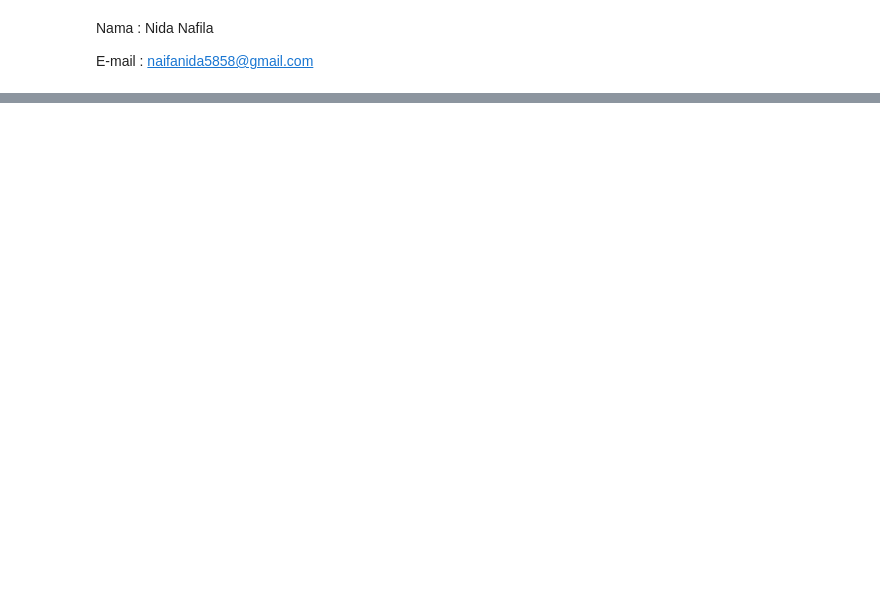
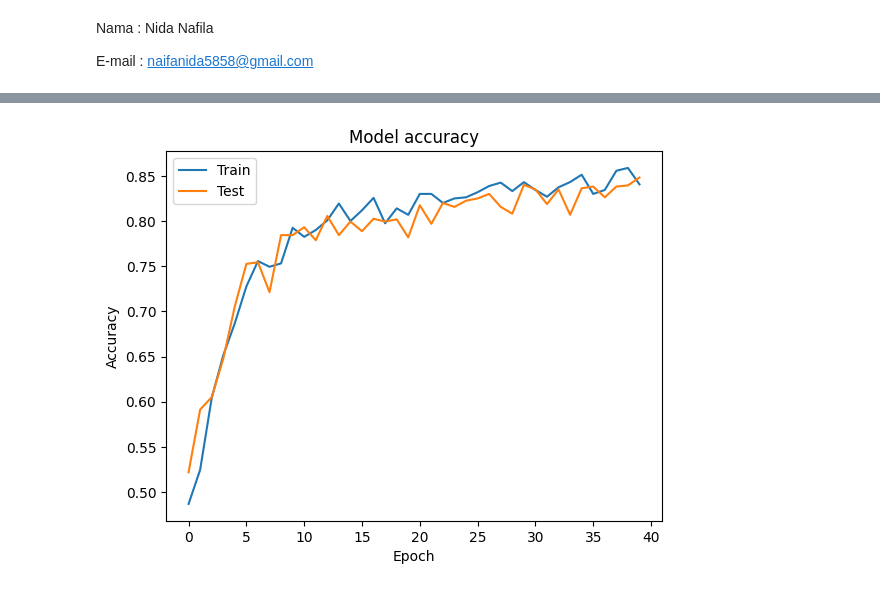
Before and after one commit to nidanafila/Image-Classification-Model-Deployment, a Jupyter notebook: Image_Classification_Model_Deployment.ipynb, the cells around one changed output, grey strips where cells are left out. Cells and saved outputs as stored; diff of their text form; code cells hidden in the pictures; blank space fills up the shorter version.

```diff
--- a/Image_Classification_Model_Deployment.ipynb
+++ b/Image_Classification_Model_Deployment.ipynb
@@ -263,0 +103,16 @@ ValueError: Nonexistent path to HDF5 file: model.h5
+# %%
+batch_size = 40
+
+data_train = train_datagen.flow_from_directory(
+    animals,
+    target_size=(150, 150),
+    batch_size=batch_size,
+    class_mode='categorical',
+    subset='training')
+
+data_val = train_datagen.flow_from_directory(
+    animals,
+    target_size=(150, 150),
+    batch_size=batch_size,
+    class_mode='categorical',
+    subset='validation')
@@ -263,0 +163,16 @@ ValueError: Nonexistent path to HDF5 file: model.h5
+# %%
+class myCallback(tf.keras.callbacks.Callback):
+  def on_epoch_end(self, epoch, logs={}):
+    if(logs.get('accuracy')>0.85 and logs.get('val_accuracy')>0.85):
+      print("\nAkurasi terlampaui!")
+      self.model.stop_training = True
+
+callbacks = myCallback()
+# %%
+history = model.fit(data_train,
+                    epochs = 40,
+                    steps_per_epoch = 40,
+                    validation_data = data_val,
+                    validation_steps = 40,
+                    verbose = 1,
+                    callbacks = [callbacks])
@@ -263,0 +197,10 @@ ValueError: Nonexistent path to HDF5 file: model.h5
+# %%
+plt.plot(history.history['accuracy'])
+plt.plot(history.history['val_accuracy'])
+plt.title('Model accuracy')
+plt.ylabel('Accuracy')
+plt.xlabel('Epoch')
+plt.legend(['Train', 'Test'], loc='upper left')
+plt.show()
+# %% [output]
+[figure, added]
```
Also changed, not shown: parts of 24 cells of this notebook.
